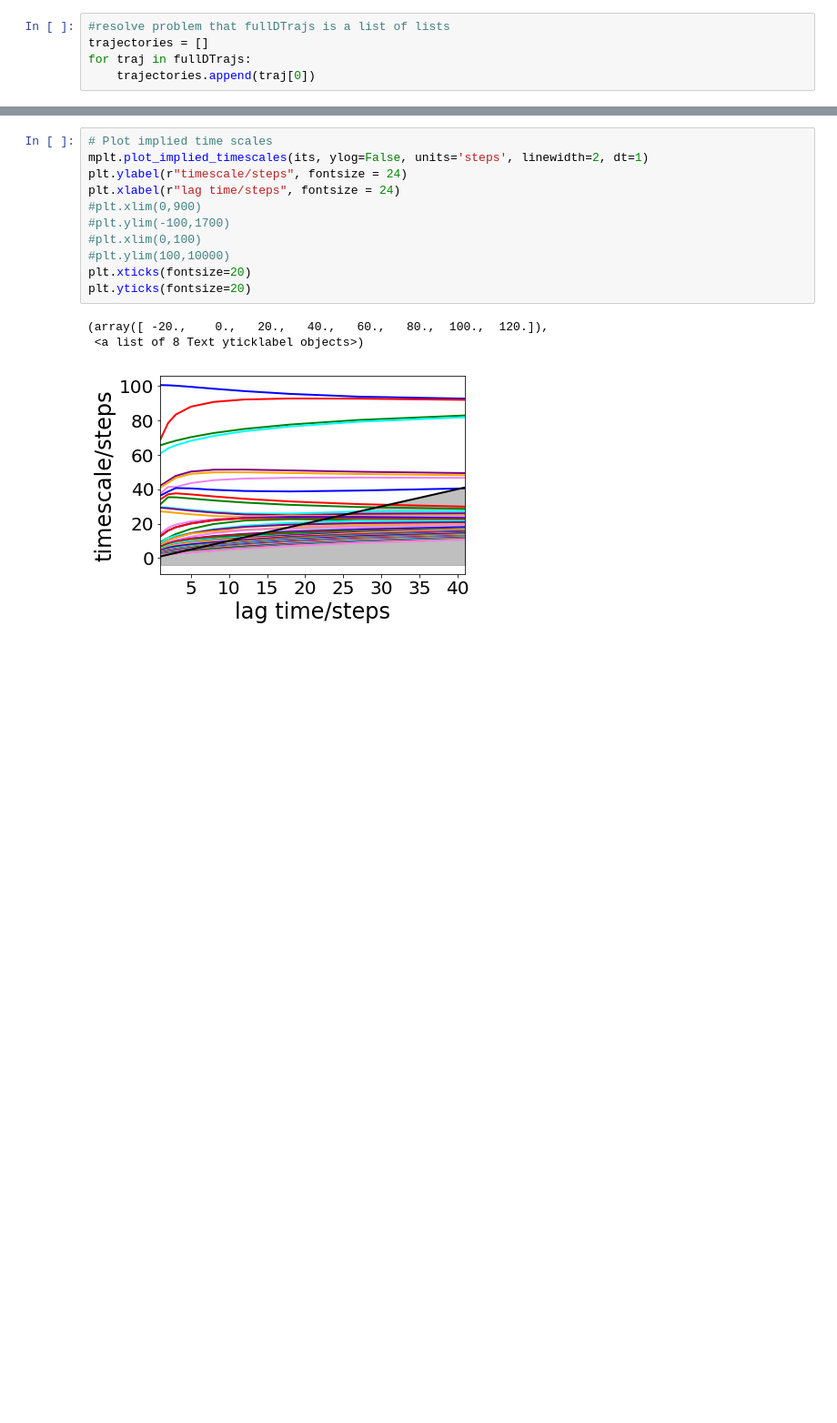
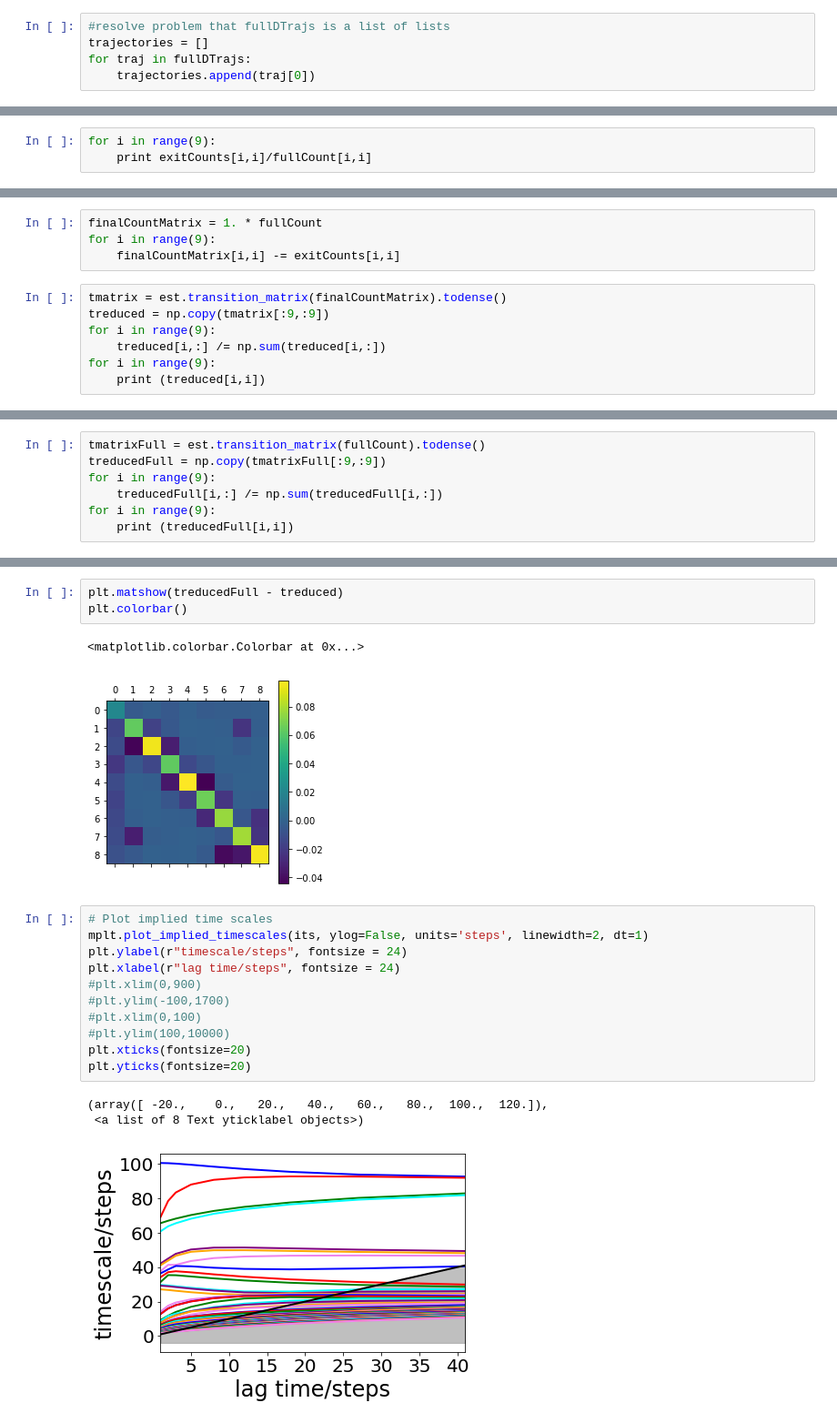
Before and after one commit to markovmodel/msmrd, a Jupyter notebook: scripts/createMSM_periodicBoundaries.ipynb, the cells around one changed output, grey strips where cells are left out. Shown: that part at 91% size. Saved outputs shown, nothing was run; the diff lists cells and outputs as text; blank space fills up the shorter version.

```diff
--- a/scripts/createMSM_periodicBoundaries.ipynb
+++ b/scripts/createMSM_periodicBoundaries.ipynb
@@ -164,0 +156,3 @@ its = pyemma.msm.its(trajectories,  lags = 50, reversible=True)
+# %%
+for i in range(9):
+    print exitCounts[i,i]/fullCount[i,i]
@@ -164,0 +169,11 @@ its = pyemma.msm.its(trajectories,  lags = 50, reversible=True)
+# %%
+finalCountMatrix = 1. * fullCount
+for i in range(9):
+    finalCountMatrix[i,i] -= exitCounts[i,i]
+# %%
+tmatrix = est.transition_matrix(finalCountMatrix).todense()
+treduced = np.copy(tmatrix[:9,:9])
+for i in range(9):
+    treduced[i,:] /= np.sum(treduced[i,:])
+for i in range(9):
+    print (treduced[i,i])
@@ -164,0 +190,7 @@ its = pyemma.msm.its(trajectories,  lags = 50, reversible=True)
+# %%
+tmatrixFull = est.transition_matrix(fullCount).todense()
+treducedFull = np.copy(tmatrixFull[:9,:9])
+for i in range(9):
+    treducedFull[i,:] /= np.sum(treducedFull[i,:])
+for i in range(9):
+    print (treducedFull[i,i])
@@ -165,3 +207,9 @@ its = pyemma.msm.its(trajectories,  lags = 50, reversible=True)
+# %%
+plt.matshow(treducedFull - treduced)
+plt.colorbar()
+# %% [output]
+<matplotlib.colorbar.Colorbar at 0x...>
+[figure, added]
 # %%
 # Plot implied time scales
 mplt.plot_implied_timescales(its, ylog=False, units='steps', linewidth=2, dt=1)
```
Also changed, not shown: parts of 42 cells of this notebook, 3 other files.
